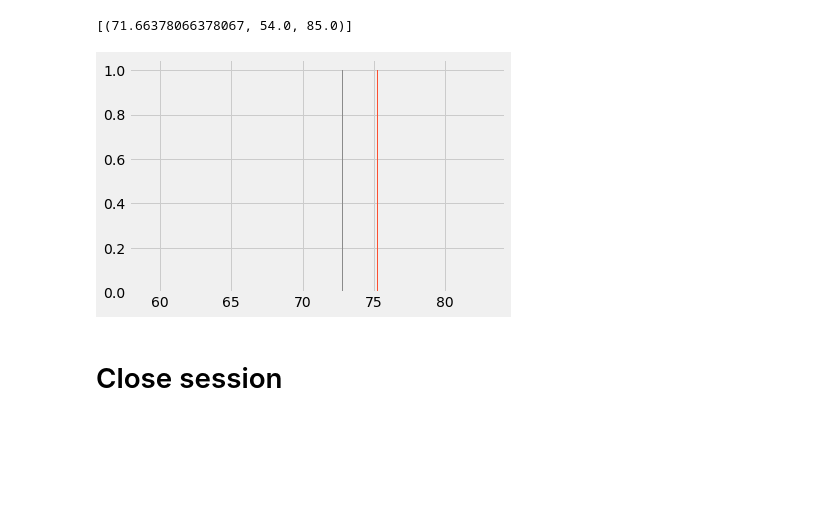
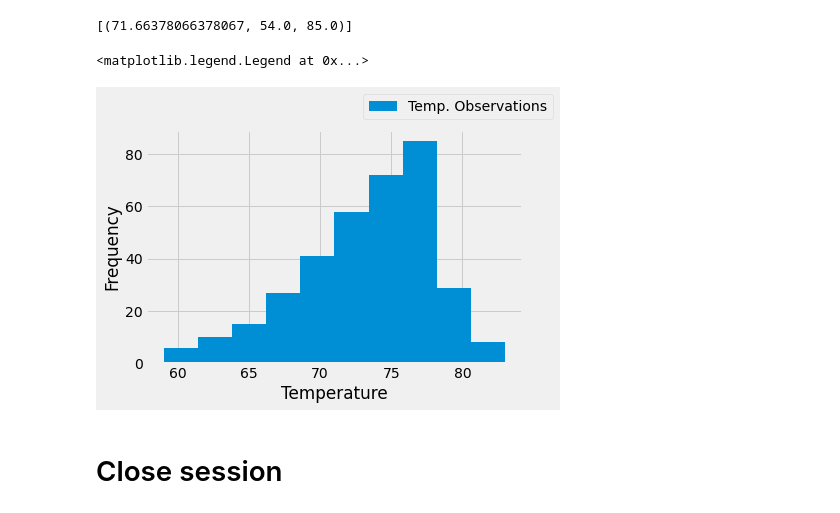
Before and after one commit to apatnoe/Homework_10, a Jupyter notebook: climate_starter.ipynb, the cells around one changed output. Cells and saved outputs as stored; diff of their text form; code cells hidden in the pictures; blank space fills up the shorter version.

```diff
--- a/climate_starter.ipynb
+++ b/climate_starter.ipynb
@@ -142,18 +142,20 @@ most_active_stats
 # %%
 # Using the most active station id
 # Query the last 12 months of temperature observation data for this station and plot the results as a histogram
 
 precip_active_station = session.query(Measurement.tobs).\
                     filter(Measurement.date > first_date).\
                     filter(Measurement.station == most_active).all()
 
 
-bins_list = [60, 65, 70, 75, 80, 85, 90]
+active_station_df = pd.DataFrame(precip_active_station)
 
-plt.hist(precip_active_station, bins = n)
-plt.show()
+active_station_df.plot.hist()
+plt.xlabel("Temperature")
+plt.legend(["Temp. Observations"],loc='center right', bbox_to_anchor=(1.1, 1.1))
 # %% [output]
+<matplotlib.legend.Legend at 0x...>
-[figure, old version]
+[figure, new version]
 # %% [markdown]
 # Close session
 # %%
```
Also changed, not shown: 2 other files.
